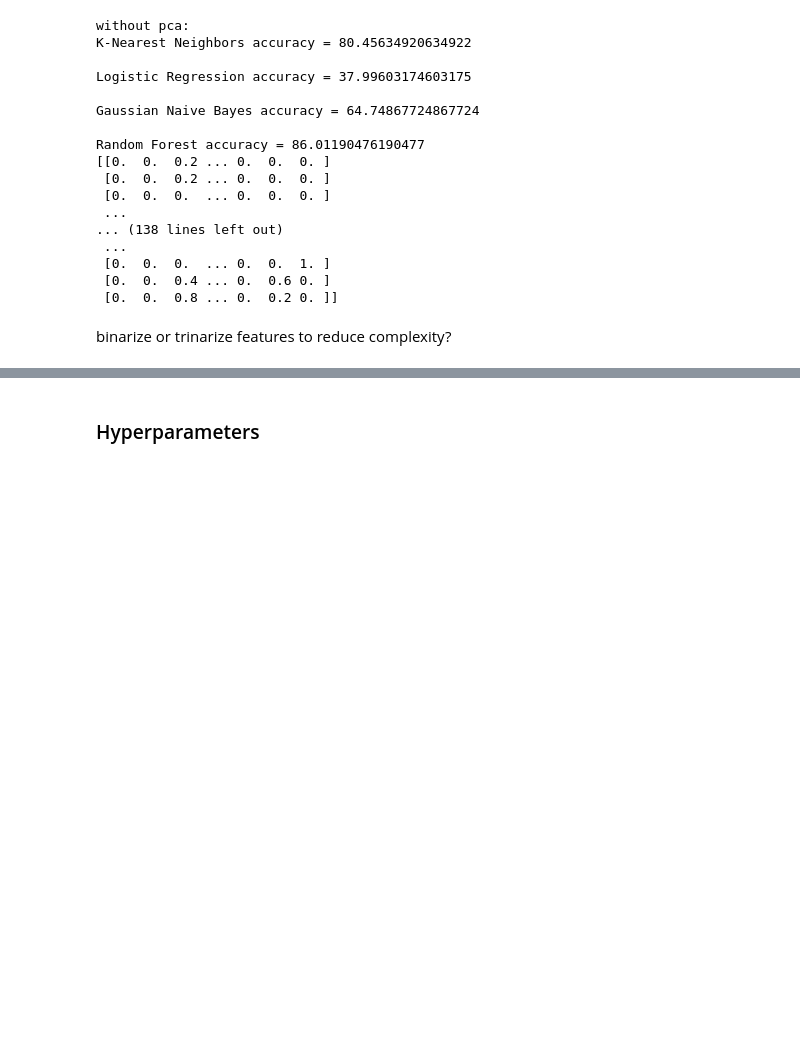
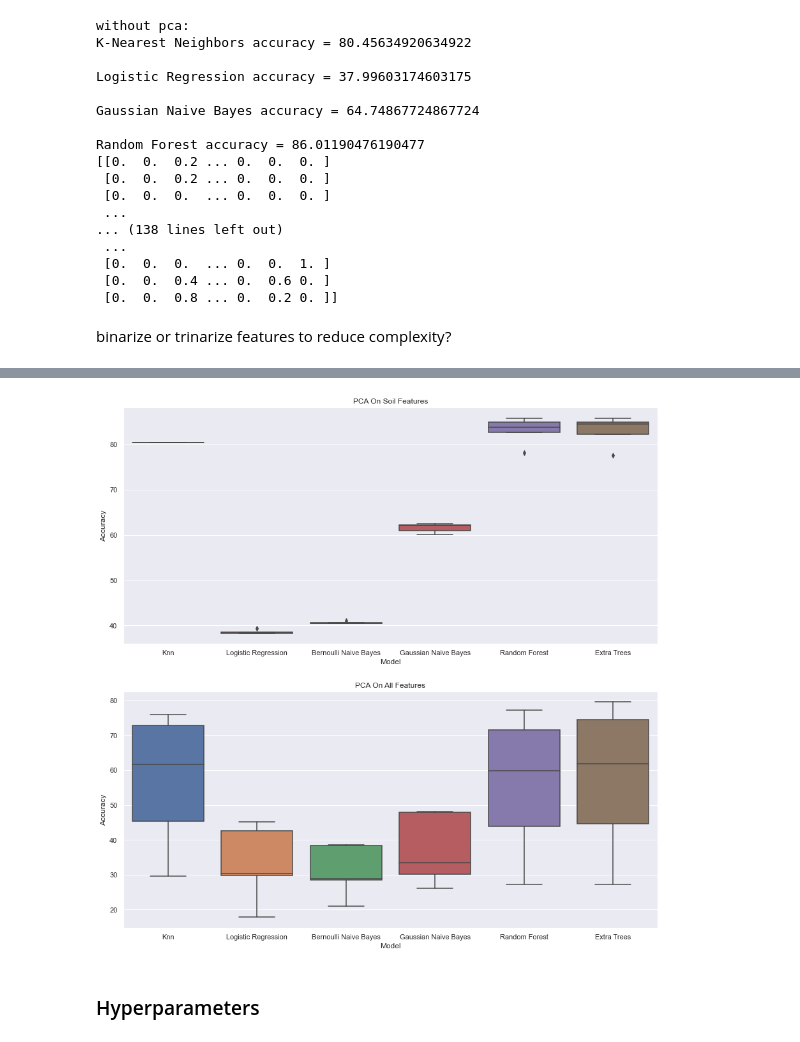
Before and after one commit to sams-data/mids-w207_9_sp22_forest_cover_classification, a Jupyter notebook: Submissions/bridwell_carmeli_hand_stephens_final_project.ipynb, the cells around one changed output, grey strips where cells are left out. Drawn from its saved outputs; the diff is of its cells as text; code cells hidden in the pictures; blank space fills up the shorter version.

```diff
--- a/Submissions/bridwell_carmeli_hand_stephens_final_project.ipynb
+++ b/Submissions/bridwell_carmeli_hand_stephens_final_project.ipynb
@@ -800,3 +930,12 @@ binarize or trinarize features to reduce complexity?
+# %%
+fig, axs = plt.subplots(nrows=2, figsize=(15,15))
+sns.boxplot(data= model_accuracy_pca_split, x='Model', y='Accuracy', ax = axs[0])
+axs[0].set_title('PCA On Soil Features')
+sns.boxplot(data= model_accuracy_pca, x='Model', y='Accuracy', ax = axs[1])
+axs[1].set_title('PCA On All Features')
+pass
+# %% [output]
+[figure, added]
 # %% [markdown]
 ### Hyperparameters
 # %% [markdown]
```
Also changed, not shown: parts of 9 cells of this notebook.
